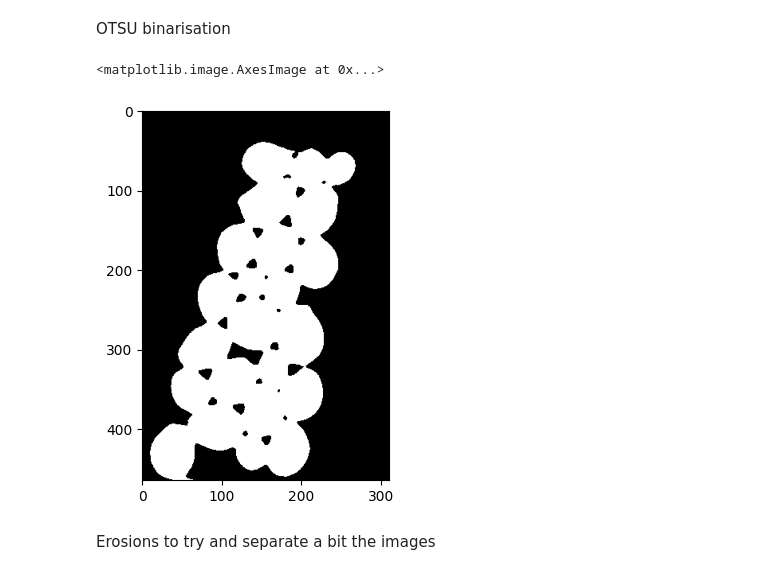
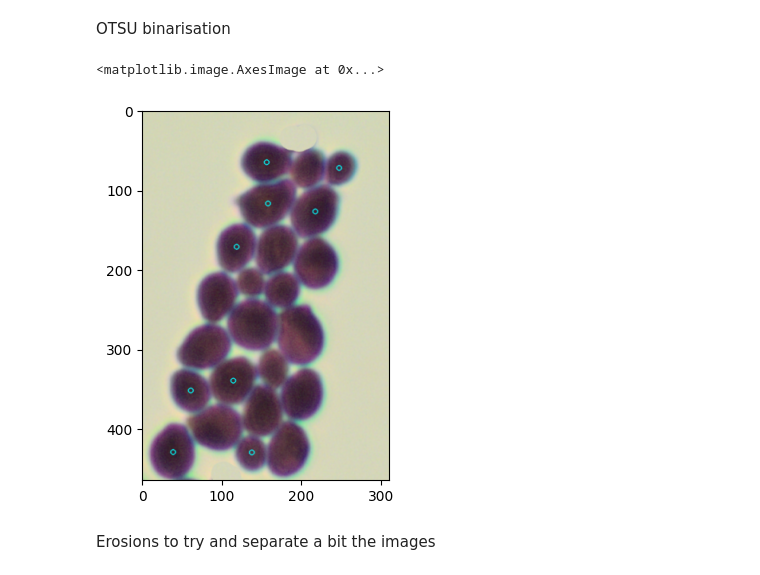
Before and after one commit to maximewel/image_processing, a Jupyter notebook: miniproject/blob_try.ipynb, the cells around one changed output. Cells and saved outputs as stored; diff of their text form; code cells hidden in the pictures.

```diff
--- a/miniproject/direct_binarization.ipynb
+++ b/miniproject/blob_try.ipynb
@@ -21,12 +21,19 @@ plt.imshow(gray_image, cmap='gray', vmin=0, vmax=255)
 [figure]
 # %% [markdown]
 OTSU binarisation
-# %%
-ret, thresh = cv2.threshold(gray_image, 0, 255, cv2.THRESH_BINARY_INV + cv2.THRESH_OTSU)
-plt.imshow(thresh, cmap='gray', vmin=0, vmax=255)
-# %% [output]
-<matplotlib.image.AxesImage at 0x...>
-[figure, removed]
+# %%
+detector = cv2.SimpleBlobDetector_create()
+keypoints= detector.detect(image)
+
+#cv2.DRAW_MATCHES_FLAGS_DRAW_RICH_KEYPOINTS ensure the
+#size of circle corresponds to the size of blob
+blank = np.zeros((1,1))
+blobs = cv2.drawKeypoints(image,keypoints,blank,(0,255,255),cv2.DRAW_MATCHES_FLAGS_DEFAULT)
+
+plt.imshow(blobs)
+# %% [output]
+<matplotlib.image.AxesImage at 0x...>
+[figure, added]
 # %% [markdown]
 Erosions to try and separate a bit the images
 # %%
```
Also changed, not shown: parts of 1 cell of this notebook, 8 other files.
